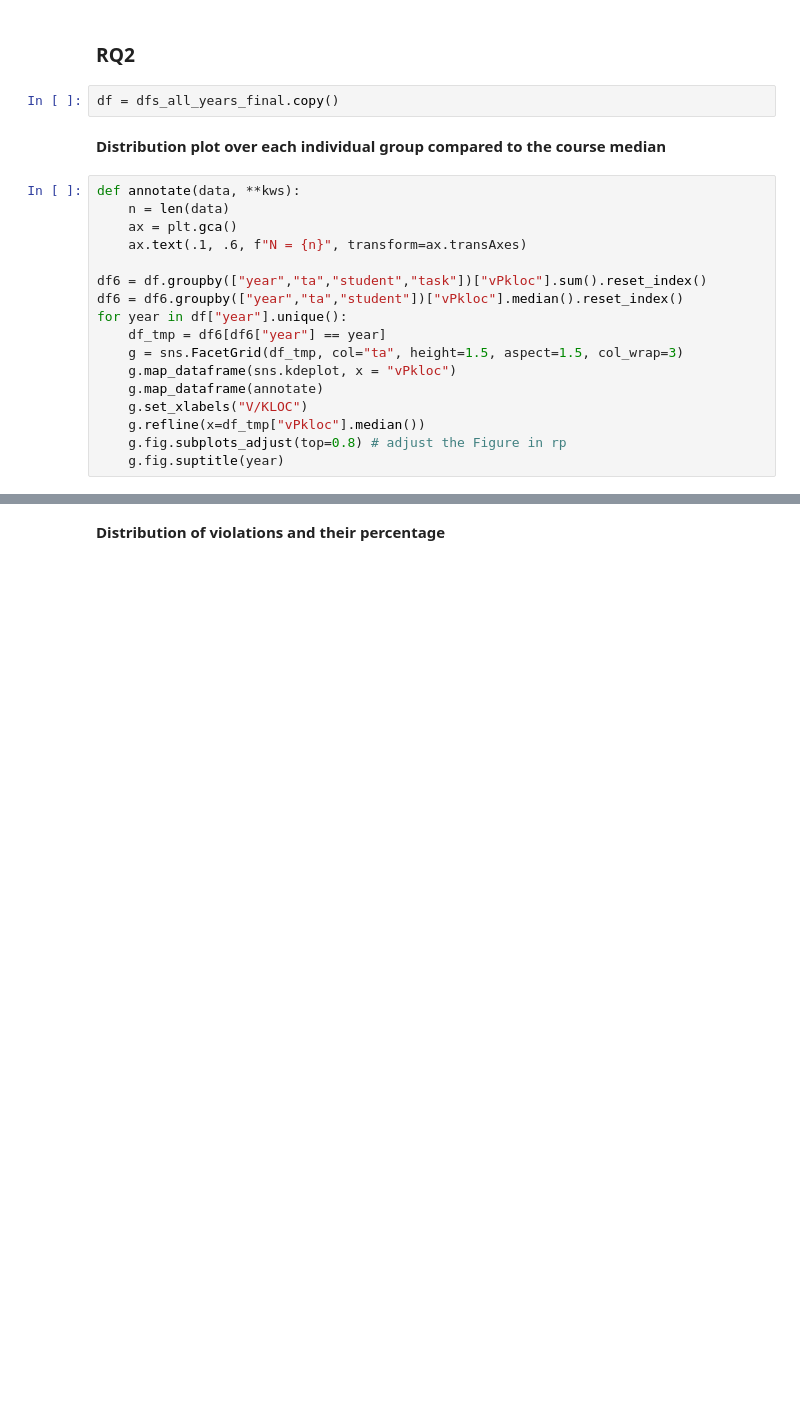
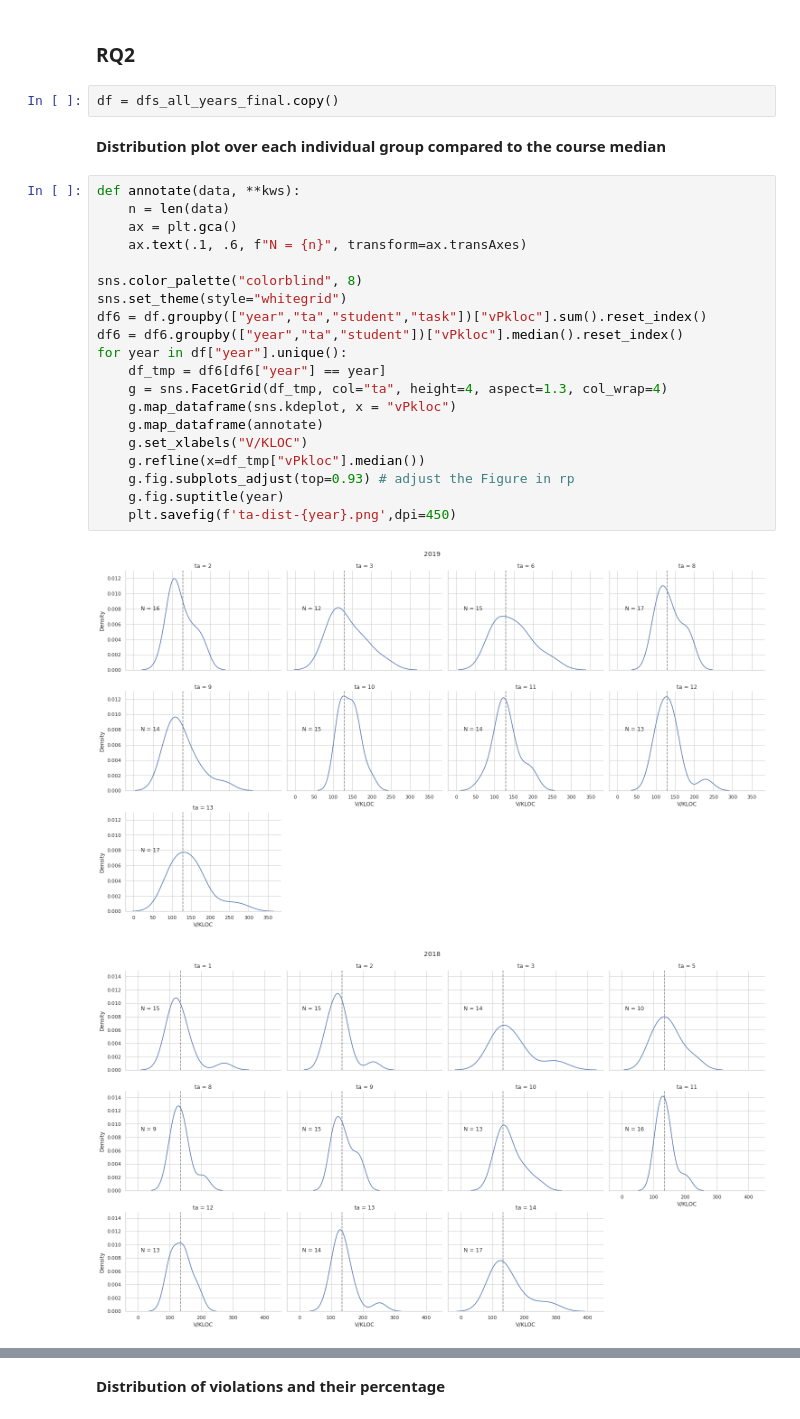
Before and after one commit to LinusOstlund/BachelorThesis, a Jupyter notebook: notebooks/analyzing.ipynb, the cells around one changed output, grey strips where cells are left out. Drawn from its saved outputs; the diff is of its cells as text; blank space fills up the shorter version.

```diff
--- a/notebooks/analyzing.ipynb
+++ b/notebooks/analyzing.ipynb
@@ -327,17 +346,23 @@ df = dfs_all_years_final.copy()
 # %%
 def annotate(data, **kws):
     n = len(data)
     ax = plt.gca()
     ax.text(.1, .6, f"N = {n}", transform=ax.transAxes)
 
+sns.color_palette("colorblind", 8)
+sns.set_theme(style="whitegrid")
 df6 = df.groupby(["year","ta","student","task"])["vPkloc"].sum().reset_index()
 df6 = df6.groupby(["year","ta","student"])["vPkloc"].median().reset_index()
 for year in df["year"].unique():
     df_tmp = df6[df6["year"] == year]
-    g = sns.FacetGrid(df_tmp, col="ta", height=1.5, aspect=1.5, col_wrap=3)
+    g = sns.FacetGrid(df_tmp, col="ta", height=4, aspect=1.3, col_wrap=4)
     g.map_dataframe(sns.kdeplot, x = "vPkloc")
     g.map_dataframe(annotate)
     g.set_xlabels("V/KLOC")
     g.refline(x=df_tmp["vPkloc"].median())
-    g.fig.subplots_adjust(top=0.8) # adjust the Figure in rp
+    g.fig.subplots_adjust(top=0.93) # adjust the Figure in rp
     g.fig.suptitle(year)
+    plt.savefig(f'ta-dist-{year}.png',dpi=450)
+# %% [output]
+[figure, added]
+[figure, added]
```
Also changed, not shown: parts of 7 cells of this notebook, 11 other files.
